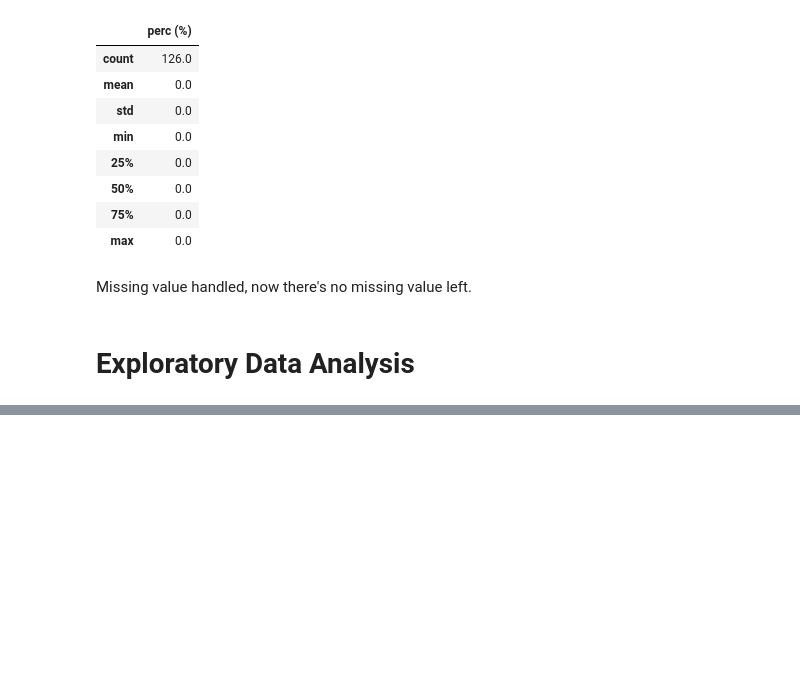
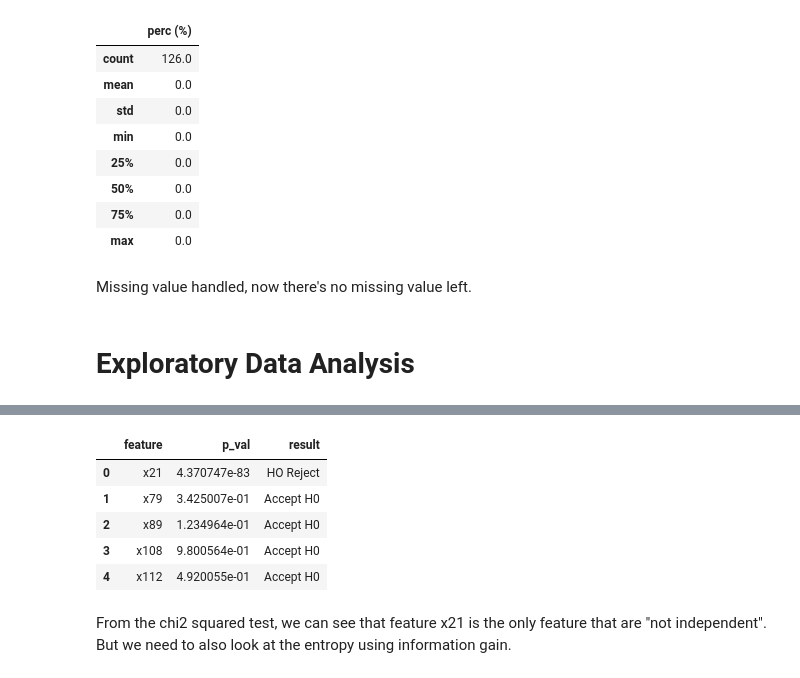
Before and after one commit to boyoje/FDC-2022-BRI-SV, a Jupyter notebook: notebook/notebook.ipynb, the cells around one changed output, grey strips where cells are left out. Drawn from its saved outputs; the diff is of its cells as text; code cells hidden in the pictures; blank space fills up the shorter version.

```diff
--- a/notebook/notebook.ipynb
+++ b/notebook/notebook.ipynb
@@ -122,0 +152,23 @@ kalo data categorical nya ada yg timpang, lebih baik di classing biar ga bias mo
+# %%
+feature_list = [f for f in categorical_df.columns[:-1]]
+p_val_list = []
+for feature in feature_list:
+    cr = pd.crosstab(categorical_df[feature], categorical_df.y)
+    ch = chi2_contingency(cr)
+    p_val = ch[1]
+    p_val_list.append(p_val)
+
+alpha = 0.05
+chi2_test = pd.DataFrame({'feature': feature_list, 'p_val': p_val_list})
+chi2_test['result'] = np.where(chi2_test.p_val < alpha,
+                               'HO Reject', 'Accept H0')
+chi2_test
+# %% [output]
+|  | feature | p_val | result |
+| 0 | x21 | 4.370747e-83 | HO Reject |
+| 1 | x79 | 3.425007e-01 | Accept H0 |
+| 2 | x89 | 1.234964e-01 | Accept H0 |
+| 3 | x108 | 9.800564e-01 | Accept H0 |
+| 4 | x112 | 4.920055e-01 | Accept H0 |
+# %% [markdown]
+From the chi2 squared test, we can see that feature x21 is the only feature that are "not independent". But we need to also look at the entropy using information gain.
```
Also changed, not shown: parts of 15 cells of this notebook.
